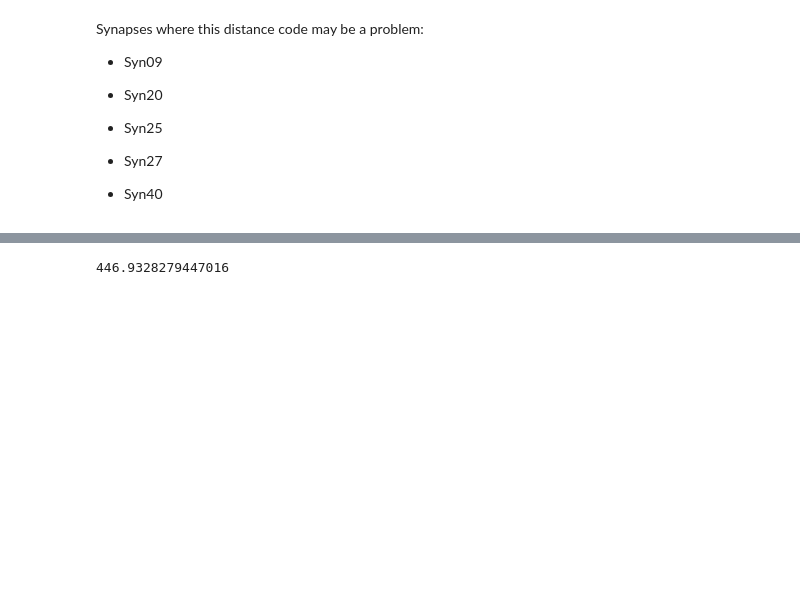
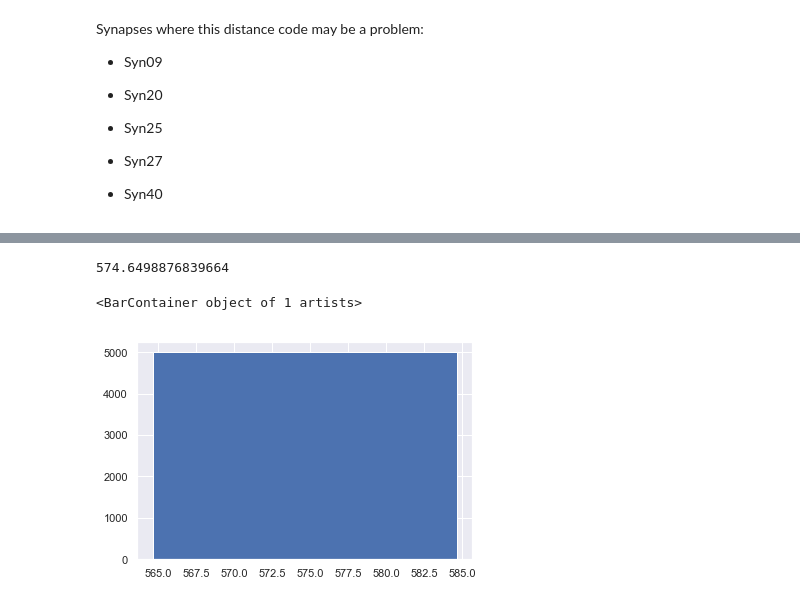
Before and after one commit to audreytmedeiros/Morgan-Lab, a Jupyter notebook: SVDistributiontest.ipynb, the cells around one changed output, grey strips where cells are left out. Drawn from its saved outputs; the diff is of its cells as text; code cells hidden in the pictures; blank space fills up the shorter version.

```diff
--- a/SVDistributiontest.ipynb
+++ b/SVDistributiontest.ipynb
@@ -153,11 +171,15 @@ SVdistances = np.array(min_dist)/0.27
 # %%
 #to check, get L and V for Syn76, and check mean
-np.mean()
+mean_dist= np.mean(SVdistances)
+mean_dist
 # %% [output]
-446.9328279447016
+574.6498876839664
 # %%
 #Bar graph of the means for each figure
-plt.bar()
+plt.bar(mean_dist, height=5000, width=20, bottom=None)
+# %% [output]
+<BarContainer object of 1 artists>
+[figure, added]
 # %%
 #Figure1, Con versus aSyn
 sns.set_style("white")
```
Also changed, not shown: parts of 6 cells of this notebook.
